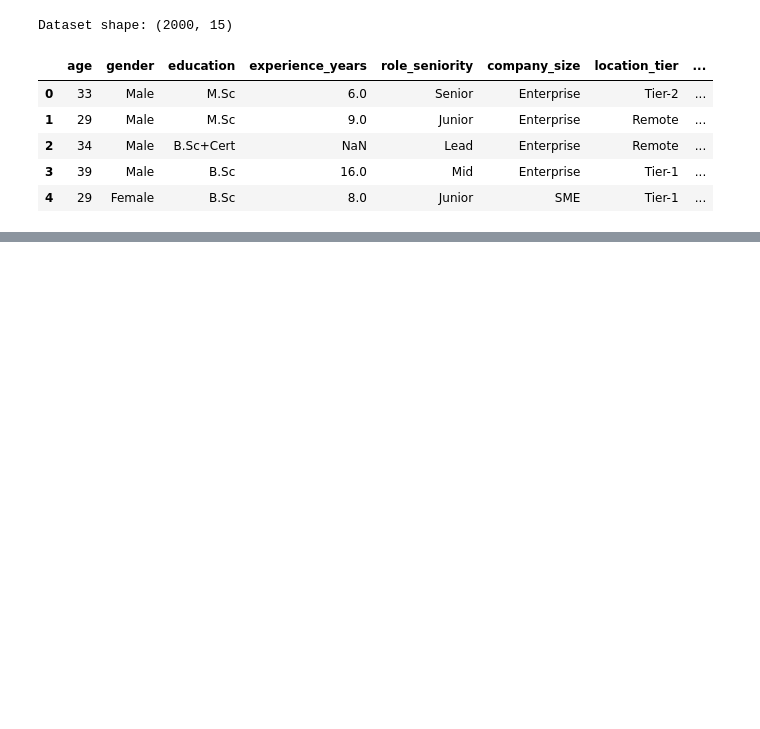
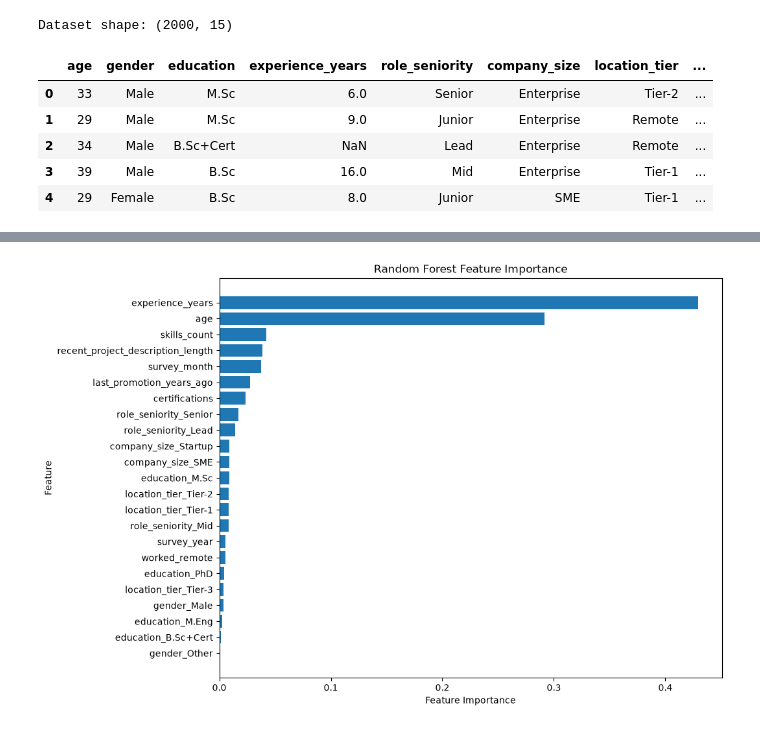
Before and after one commit to nguyenminhhieu108/Assign_ls3, a Jupyter notebook: mainLs3.ipynb, the cells around one changed output, grey strips where cells are left out. Drawn from its saved outputs; the diff is of its cells as text; code cells hidden in the pictures; blank space fills up the shorter version.

```diff
--- a/mainLs3.ipynb
+++ b/mainLs3.ipynb
@@ -57,0 +543,11 @@ Dataset shape: (2000, 15)
+# %%
+rf_importance_model = RandomForestRegressor(
+    n_estimators=200,
+    random_state=42,
+    n_jobs=-1
+)
+
+rf_importance_model.fit(
+    X_train,
+    y_train
+)
@@ -57,0 +556,12 @@ Dataset shape: (2000, 15)
+# %%
+importance_df = pd.DataFrame({
+    "Feature": X_train.columns,
+    "Importance": rf_importance_model.feature_importances_
+})
+
+importance_df = importance_df.sort_values(
+    "Importance",
+    ascending=False
+)
+
+display(importance_df)
@@ -57,0 +586,17 @@ Dataset shape: (2000, 15)
+# %%
+plt.figure(figsize=(10, 8))
+
+plt.barh(
+    importance_df["Feature"],
+    importance_df["Importance"]
+)
+
+plt.gca().invert_yaxis()
+
+plt.xlabel("Feature Importance")
+plt.ylabel("Feature")
+plt.title("Random Forest Feature Importance")
+
+plt.show()
+# %% [output]
+[figure, added]
```
Also changed, not shown: parts of 59 cells of this notebook.
